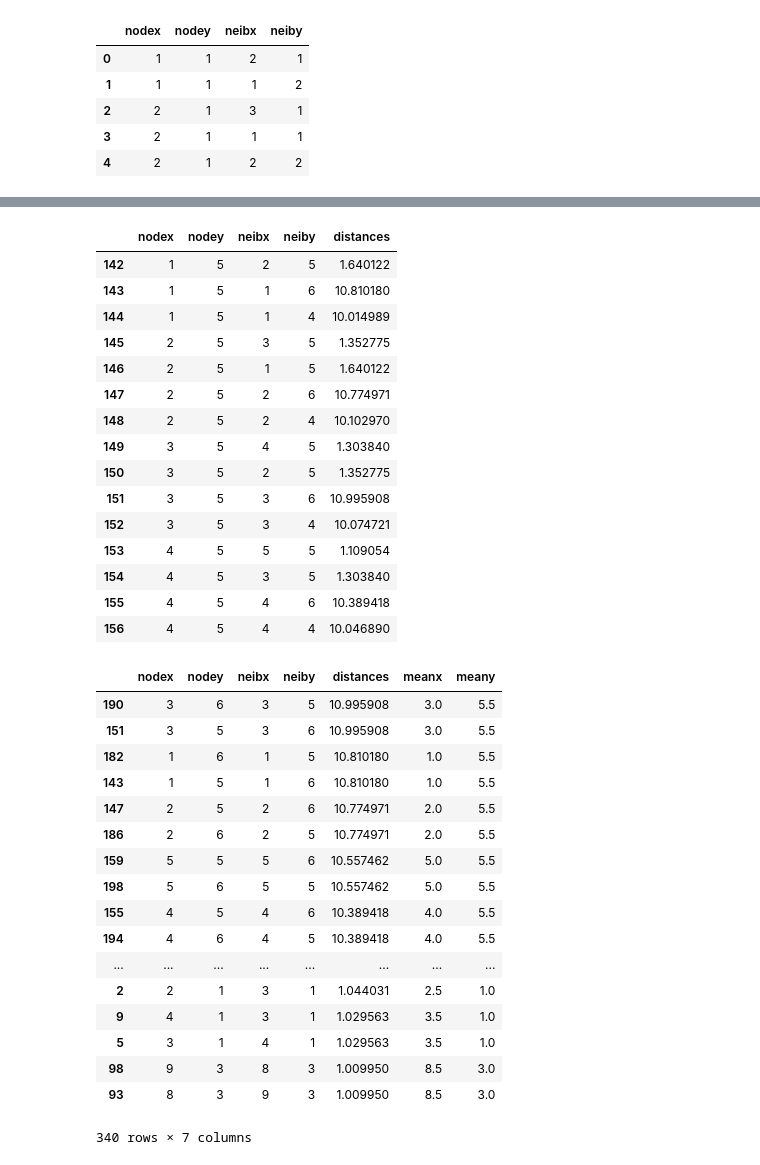
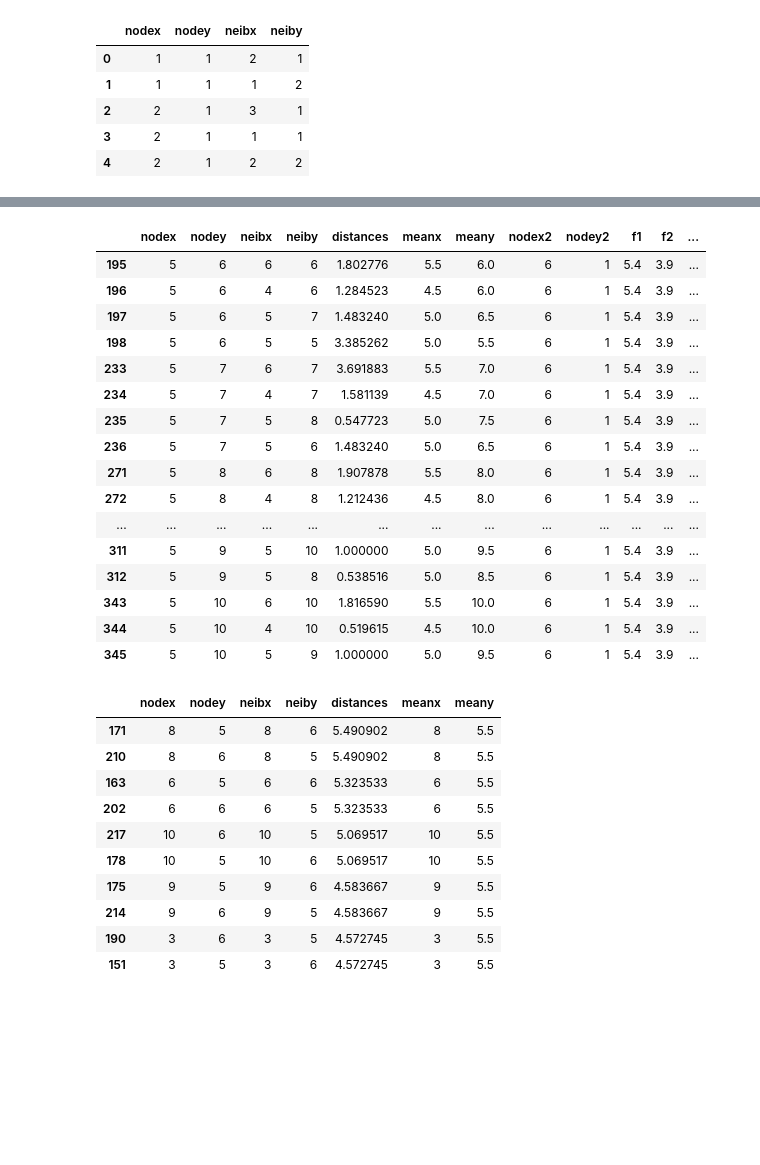
Before and after one commit to crupley/proj, a Jupyter notebook: explore/hood/graph similarity explore.ipynb, the cells around one changed output, grey strips where cells are left out. Saved outputs shown, nothing was run; the diff lists cells and outputs as text; code cells hidden in the pictures; blank space fills up the shorter version.

```diff
--- a/explore/hood/graph similarity explore.ipynb
+++ b/explore/hood/graph similarity explore.ipynb
@@ -249,13 +249,15 @@ gdf = pd.DataFrame({'nodex': g[0].ravel(), 'nodey': g[1].ravel()})
 d = idf[idf.target == 0]
 d.reindex(np.random.permutation(d.index))
 d2 = idf[idf.target == 1][:25]
+d2.reindex(np.random.permutation(d2.index))
 d3 = idf[idf.target == 2][:25]
+d3.reindex(np.random.permutation(d3.index))
 
 for i in xrange(5, 26, 5):
     d = pd.concat([d, d2[i-5:i], d3[i-5:i]])
 #d = pd.DataFrame(np.array(d))
 d.reset_index(inplace=True)
-d.drop('index', axis=1)
+d.drop('index', axis=1, inplace=True)
 
 
 print gdf.shape
@@ -319,8 +321,8 @@ edges.head()
 | 4 | 2 | 1 | 2 | 2 |
 # %%
 edges['distances'] = edges.apply(lambda x: dist(x.nodex, x.nodey, x.neibx, x.neiby, gdf.drop('target', axis=1)), axis=1)
-edges['meanx'] = edges.nodex/2. + edges.neibx/2.
-edges['meany'] = edges.nodey/2. + edges.neiby/2.
+#edges['meanx'] = edges.nodex/2. + edges.neibx/2.
+#edges['meany'] = edges.nodey/2. + edges.neiby/2.
 
 edges
 # %% [output]
@@ -368,41 +370,35 @@ plt.show()
 # %%
-edges[(edges.nodex<5) & (edges.nodey==5)]
+edges[(edges.nodex==5) & (edges.nodey>5)].join(gdf, on=['nodex'], rsuffix='2')
 # %% [output]
-|  | nodex | nodey | neibx | neiby | distances |
-| 142 | 1 | 5 | 2 | 5 | 1.640122 |
-| 143 | 1 | 5 | 1 | 6 | 10.810180 |
-| 144 | 1 | 5 | 1 | 4 | 10.014989 |
-| 145 | 2 | 5 | 3 | 5 | 1.352775 |
-| 146 | 2 | 5 | 1 | 5 | 1.640122 |
-| 147 | 2 | 5 | 2 | 6 | 10.774971 |
-| 148 | 2 | 5 | 2 | 4 | 10.102970 |
-| 149 | 3 | 5 | 4 | 5 | 1.303840 |
-| 150 | 3 | 5 | 2 | 5 | 1.352775 |
-| 151 | 3 | 5 | 3 | 6 | 10.995908 |
-| 152 | 3 | 5 | 3 | 4 | 10.074721 |
-| 153 | 4 | 5 | 5 | 5 | 1.109054 |
-| 154 | 4 | 5 | 3 | 5 | 1.303840 |
-| 155 | 4 | 5 | 4 | 6 | 10.389418 |
-| 156 | 4 | 5 | 4 | 4 | 10.046890 |
+|  | nodex | nodey | neibx | neiby | distances | meanx | meany | nodex2 | nodey2 | f1 | f2 | ... |
+| 195 | 5 | 6 | 6 | 6 | 1.802776 | 5.5 | 6.0 | 6 | 1 | 5.4 | 3.9 | ... |
+| 196 | 5 | 6 | 4 | 6 | 1.284523 | 4.5 | 6.0 | 6 | 1 | 5.4 | 3.9 | ... |
+| 197 | 5 | 6 | 5 | 7 | 1.483240 | 5.0 | 6.5 | 6 | 1 | 5.4 | 3.9 | ... |
+| 198 | 5 | 6 | 5 | 5 | 3.385262 | 5.0 | 5.5 | 6 | 1 | 5.4 | 3.9 | ... |
+| 233 | 5 | 7 | 6 | 7 | 3.691883 | 5.5 | 7.0 | 6 | 1 | 5.4 | 3.9 | ... |
+| 234 | 5 | 7 | 4 | 7 | 1.581139 | 4.5 | 7.0 | 6 | 1 | 5.4 | 3.9 | ... |
+| 235 | 5 | 7 | 5 | 8 | 0.547723 | 5.0 | 7.5 | 6 | 1 | 5.4 | 3.9 | ... |
+| 236 | 5 | 7 | 5 | 6 | 1.483240 | 5.0 | 6.5 | 6 | 1 | 5.4 | 3.9 | ... |
+| 271 | 5 | 8 | 6 | 8 | 1.907878 | 5.5 | 8.0 | 6 | 1 | 5.4 | 3.9 | ... |
+| 272 | 5 | 8 | 4 | 8 | 1.212436 | 4.5 | 8.0 | 6 | 1 | 5.4 | 3.9 | ... |
+| ... | ... | ... | ... | ... | ... | ... | ... | ... | ... | ... | ... | ... |
+| 311 | 5 | 9 | 5 | 10 | 1.000000 | 5.0 | 9.5 | 6 | 1 | 5.4 | 3.9 | ... |
+| 312 | 5 | 9 | 5 | 8 | 0.538516 | 5.0 | 8.5 | 6 | 1 | 5.4 | 3.9 | ... |
+| 343 | 5 | 10 | 6 | 10 | 1.816590 | 5.5 | 10.0 | 6 | 1 | 5.4 | 3.9 | ... |
+| 344 | 5 | 10 | 4 | 10 | 0.519615 | 4.5 | 10.0 | 6 | 1 | 5.4 | 3.9 | ... |
+| 345 | 5 | 10 | 5 | 9 | 1.000000 | 5.0 | 9.5 | 6 | 1 | 5.4 | 3.9 | ... |
 # %%
-edges[edges.distances < 46].sort('distances', ascending=False)
+edges[edges.distances < 46].sort('distances', ascending=False).head(10)
 # %% [output]
 |  | nodex | nodey | neibx | neiby | distances | meanx | meany |
-| 190 | 3 | 6 | 3 | 5 | 10.995908 | 3.0 | 5.5 |
-| 151 | 3 | 5 | 3 | 6 | 10.995908 | 3.0 | 5.5 |
-| 182 | 1 | 6 | 1 | 5 | 10.810180 | 1.0 | 5.5 |
-| 143 | 1 | 5 | 1 | 6 | 10.810180 | 1.0 | 5.5 |
-| 147 | 2 | 5 | 2 | 6 | 10.774971 | 2.0 | 5.5 |
-| 186 | 2 | 6 | 2 | 5 | 10.774971 | 2.0 | 5.5 |
-| 159 | 5 | 5 | 5 | 6 | 10.557462 | 5.0 | 5.5 |
-| 198 | 5 | 6 | 5 | 5 | 10.557462 | 5.0 | 5.5 |
-| 155 | 4 | 5 | 4 | 6 | 10.389418 | 4.0 | 5.5 |
-| 194 | 4 | 6 | 4 | 5 | 10.389418 | 4.0 | 5.5 |
-| ... | ... | ... | ... | ... | ... | ... | ... |
-| 2 | 2 | 1 | 3 | 1 | 1.044031 | 2.5 | 1.0 |
-| 9 | 4 | 1 | 3 | 1 | 1.029563 | 3.5 | 1.0 |
-| 5 | 3 | 1 | 4 | 1 | 1.029563 | 3.5 | 1.0 |
-| 98 | 9 | 3 | 8 | 3 | 1.009950 | 8.5 | 3.0 |
-| 93 | 8 | 3 | 9 | 3 | 1.009950 | 8.5 | 3.0 |
+| 171 | 8 | 5 | 8 | 6 | 5.490902 | 8 | 5.5 |
+| 210 | 8 | 6 | 8 | 5 | 5.490902 | 8 | 5.5 |
+| 163 | 6 | 5 | 6 | 6 | 5.323533 | 6 | 5.5 |
+| 202 | 6 | 6 | 6 | 5 | 5.323533 | 6 | 5.5 |
+| 217 | 10 | 6 | 10 | 5 | 5.069517 | 10 | 5.5 |
+| 178 | 10 | 5 | 10 | 6 | 5.069517 | 10 | 5.5 |
+| 175 | 9 | 5 | 9 | 6 | 4.583667 | 9 | 5.5 |
+| 214 | 9 | 6 | 9 | 5 | 4.583667 | 9 | 5.5 |
+| 190 | 3 | 6 | 3 | 5 | 4.572745 | 3 | 5.5 |
+| 151 | 3 | 5 | 3 | 6 | 4.572745 | 3 | 5.5 |
-340 rows × 7 columns
 # %%
```
Also changed, not shown: parts of 4 cells of this notebook.
